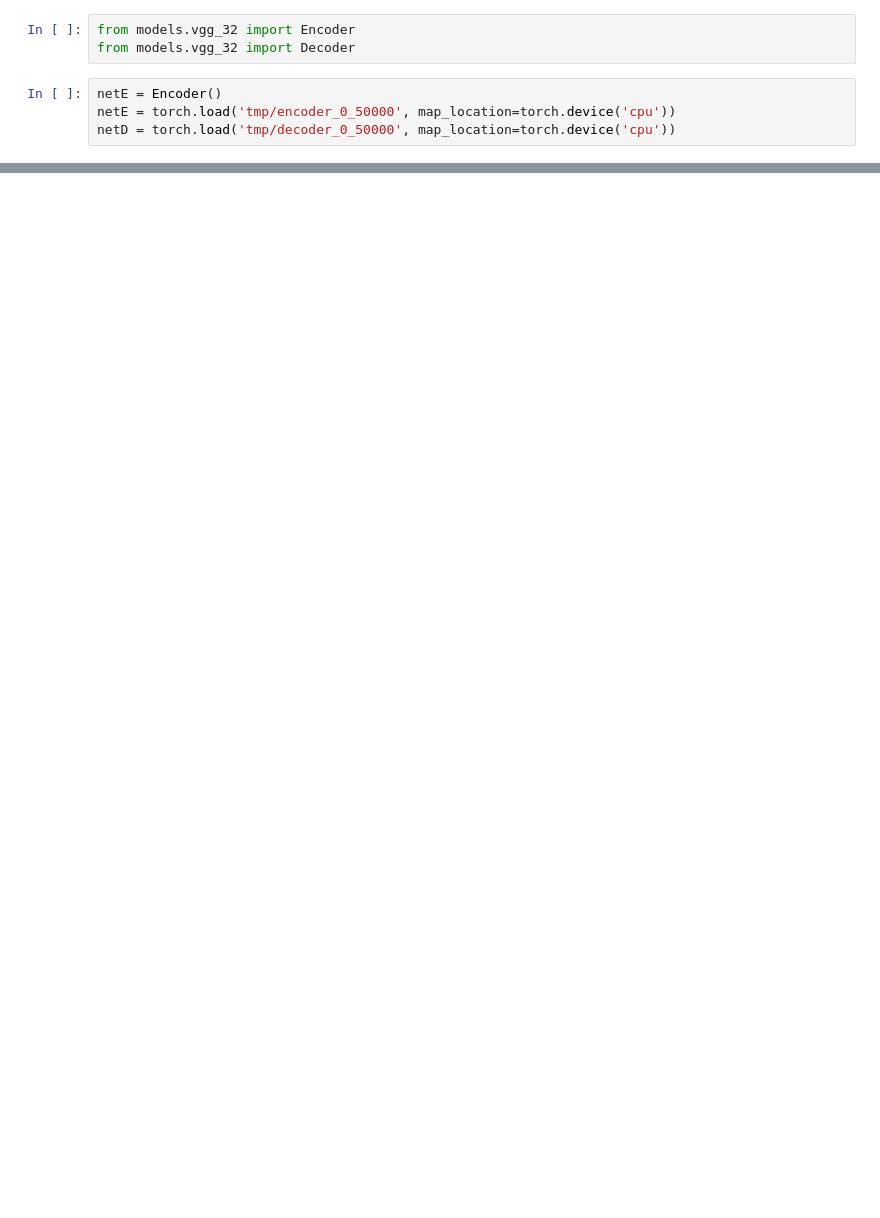
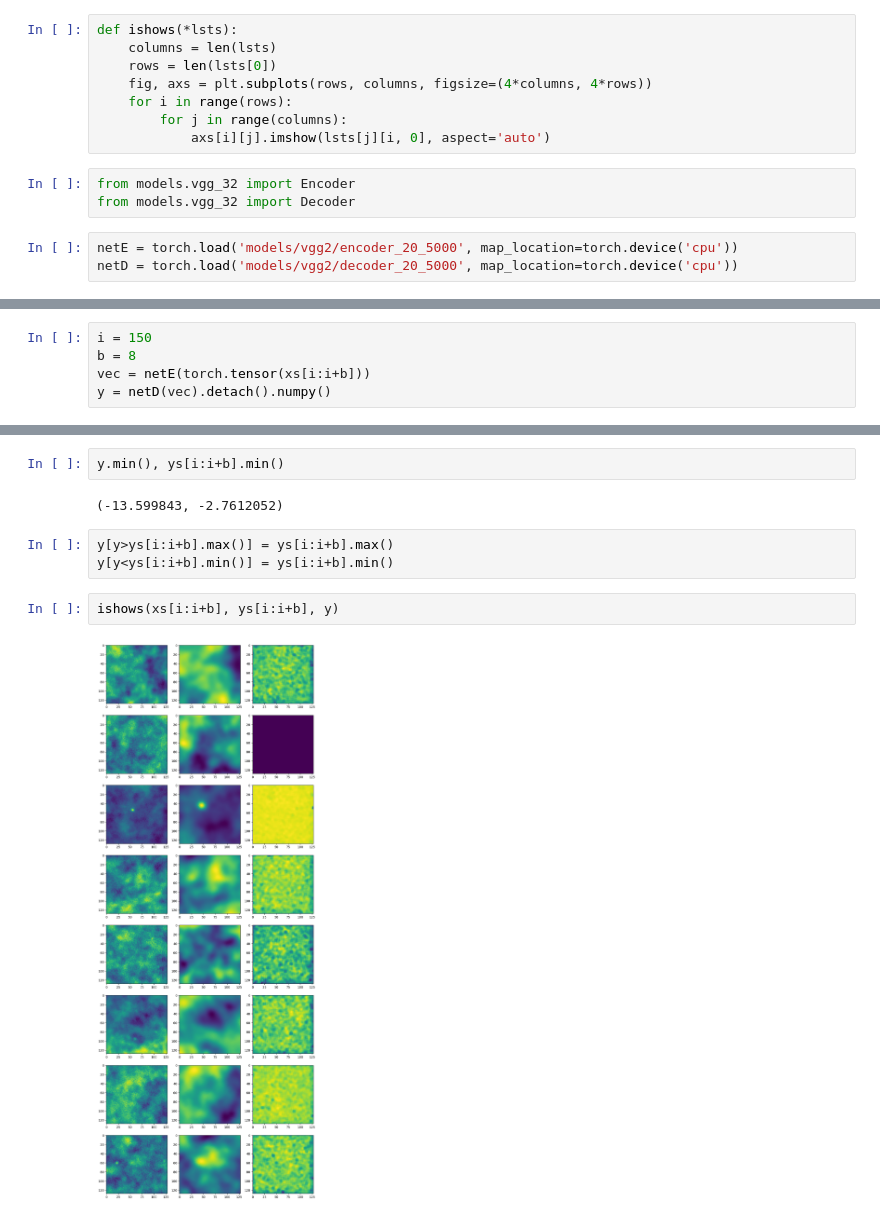
Before and after one commit to Mitbus/astro, a Jupyter notebook: Untitled.ipynb, the cells around one changed output, grey strips where cells are left out. Saved outputs shown, nothing was run; the diff lists cells and outputs as text; blank space fills up the shorter version.

```diff
--- a/Untitled.ipynb
+++ b/Untitled.ipynb
@@ -40,7 +27,14 @@ x, y = next(read_images(1, 2))
+# %%
+def ishows(*lsts):
+    columns = len(lsts)
+    rows = len(lsts[0])
+    fig, axs = plt.subplots(rows, columns, figsize=(4*columns, 4*rows))
+    for i in range(rows):
+        for j in range(columns):
+            axs[i][j].imshow(lsts[j][i, 0], aspect='auto')
 # %%
 from models.vgg_32 import Encoder
 from models.vgg_32 import Decoder
 # %%
-netE = Encoder()
-netE = torch.load('tmp/encoder_0_50000', map_location=torch.device('cpu'))
-netD = torch.load('tmp/decoder_0_50000', map_location=torch.device('cpu'))
+netE = torch.load('models/vgg2/encoder_20_5000', map_location=torch.device('cpu'))
+netD = torch.load('models/vgg2/decoder_20_5000', map_location=torch.device('cpu'))
@@ -48,0 +41,5 @@ ModuleNotFoundError: No module named 'PyTorch'
+# %%
+i = 150
+b = 8
+vec = netE(torch.tensor(xs[i:i+b]))
+y = netD(vec).detach().numpy()
@@ -48,0 +54,11 @@ ModuleNotFoundError: No module named 'PyTorch'
+# %%
+y.min(), ys[i:i+b].min()
+# %% [output]
+(-13.599843, -2.7612052)
+# %%
+y[y>ys[i:i+b].max()] = ys[i:i+b].max()
+y[y<ys[i:i+b].min()] = ys[i:i+b].min()
+# %%
+ishows(xs[i:i+b], ys[i:i+b], y)
+# %% [output]
+[figure, added]
```
Also changed, not shown: parts of 7 cells of this notebook, 2 other files.
